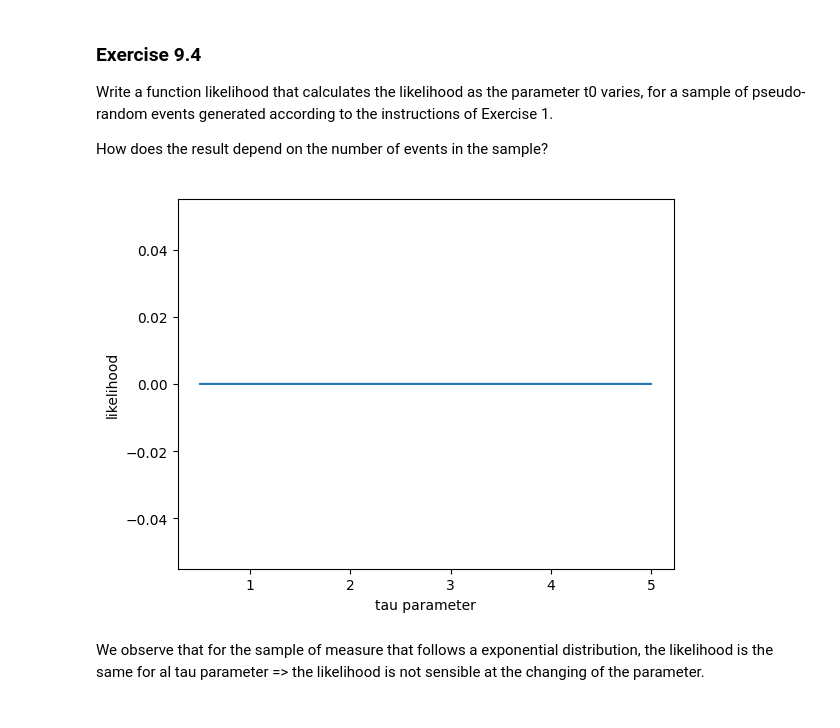
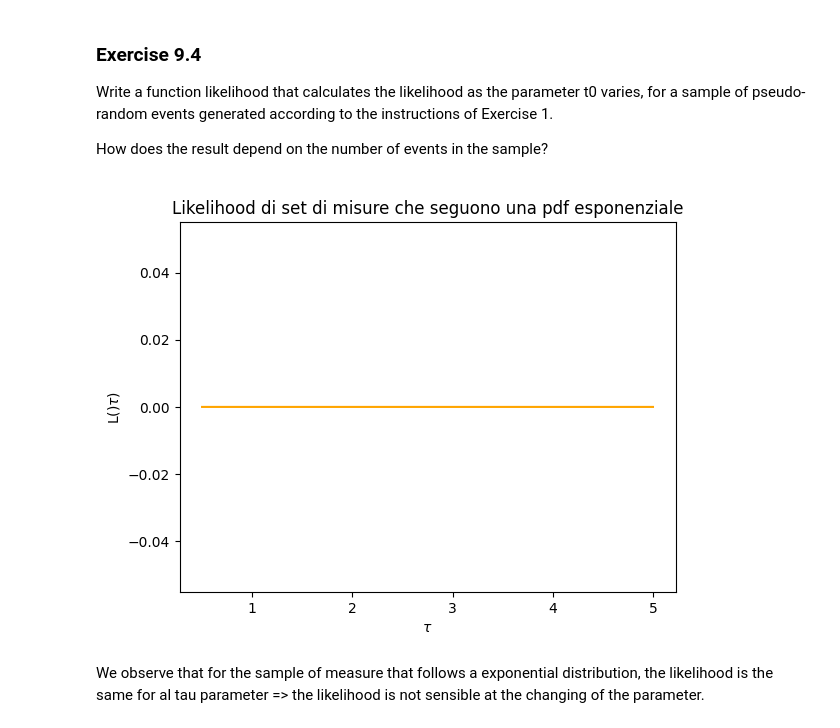
Before and after one commit to Murphy900/Lab-Code-, a Jupyter notebook: Ex 9 Python/Ex9.ipynb, the cells around one changed output. Drawn from its saved outputs; the diff is of its cells as text; code cells hidden in the pictures.

```diff
--- a/Ex 9 Python/Ex9.ipynb
+++ b/Ex 9 Python/Ex9.ipynb
@@ -142,37 +142,38 @@ How does the result depend on the number of events in the sample? </p>
 # %%
 from math import prod
 
 def likelihood(pdf,theta,sample):
     result = 1
     for x in sample:
         result *= pdf(x,theta)
 
     return result
 
 
 def main():
     tau = 2.
     N_evt = 800
     sample = generate_exp(tau,N_evt)
 
     tau = np.linspace(0.5,5.,10000)
     like = []
 
     for i in range(tau.size):
 
         like.append(likelihood(exp_func,tau[i],sample))
 
-    plt.plot(tau,like)
-    plt.xlabel('tau parameter')
-    plt.ylabel('likelihood')
+    plt.plot(tau,like, color = 'orange')
+    plt.xlabel(r'$\tau$')
+    plt.ylabel('L()' + r'$\tau$' + ')')
+    plt.title('Likelihood di set di misure che seguono una pdf esponenziale')
 
 
 
 
 
 if __name__ == "__main__": main()
 # %% [output]
-[figure, old version]
+[figure, new version]
 # %% [markdown]
 <p> We observe that for the sample of measure that follows a exponential distribution, the likelihood is the same for al tau parameter => the likelihood is not sensible at the changing of the parameter.</p>
 # %% [markdown]
```
Also changed, not shown: parts of 5 cells of this notebook, 26 other files.
